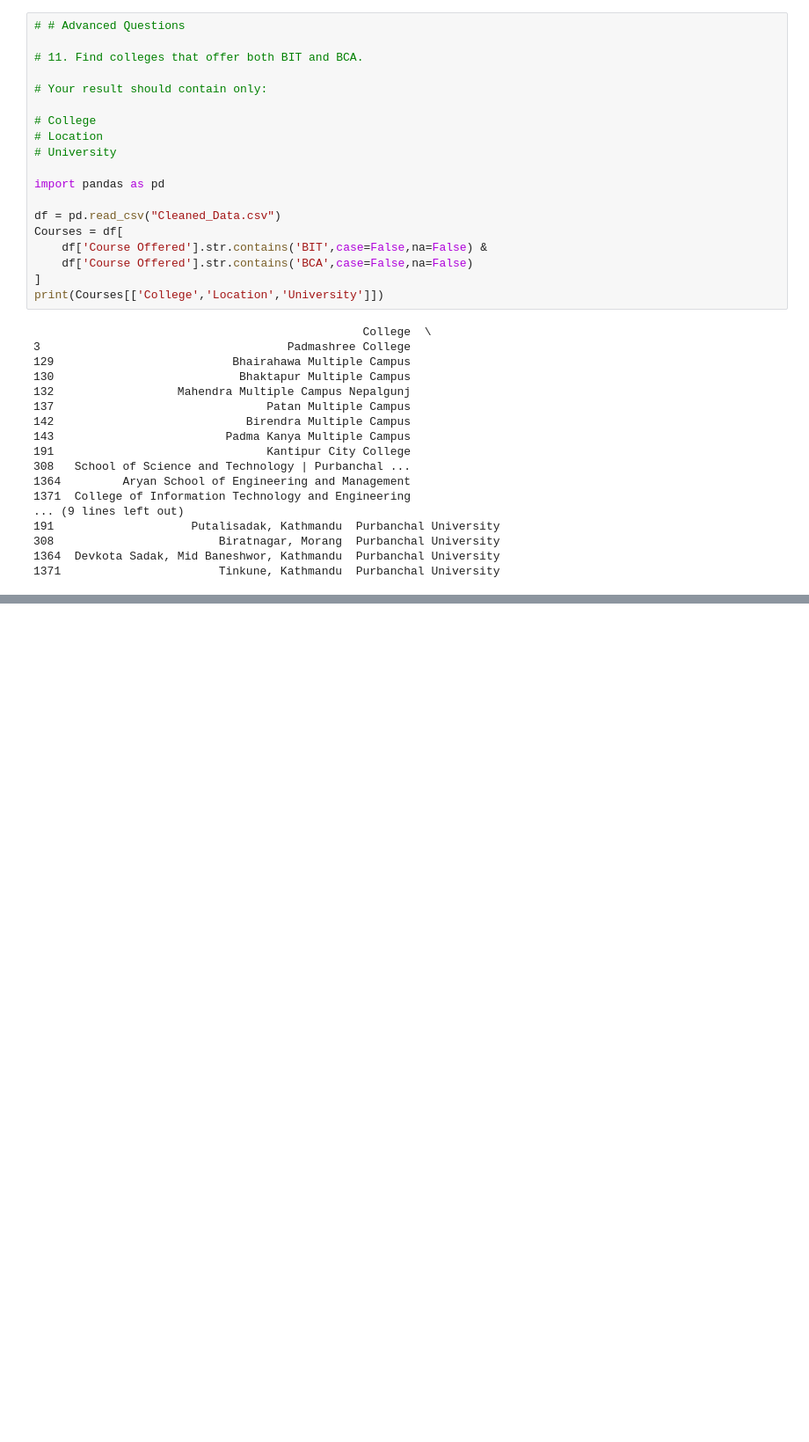
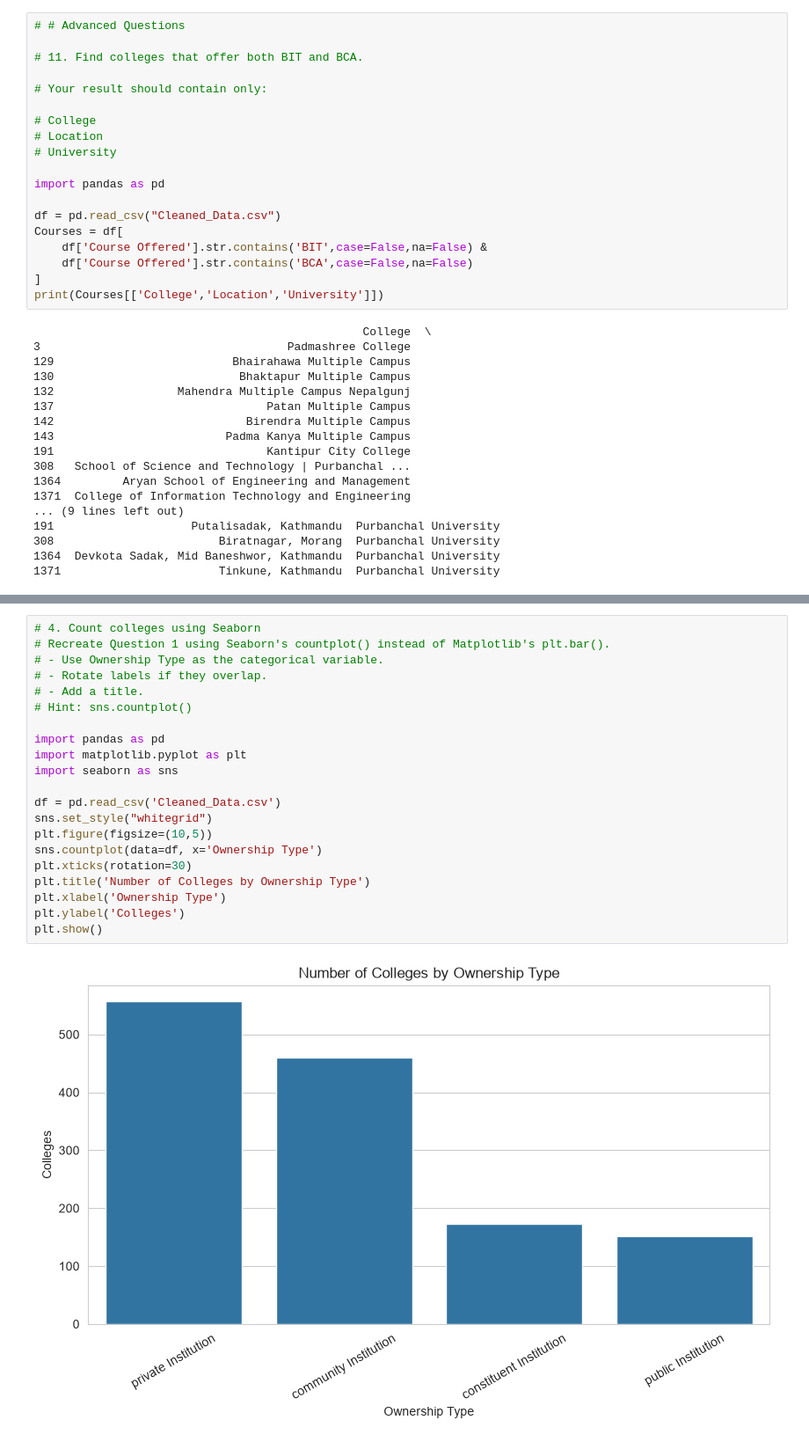
Before and after one commit to Aakash-giri/Pandas-Project-, a Jupyter notebook: project1.ipynb, the cells around one changed output, grey strips where cells are left out. Shown at 88% size. Saved outputs shown, nothing was run; the diff lists cells and outputs as text; blank space fills up the shorter version.

```diff
--- a/project1.ipynb
+++ b/project1.ipynb
@@ -385,0 +565,23 @@ print(Courses[['College','Location','University']])
+# %%
+# 4. Count colleges using Seaborn
+# Recreate Question 1 using Seaborn's countplot() instead of Matplotlib's plt.bar().
+# - Use Ownership Type as the categorical variable.
+# - Rotate labels if they overlap.
+# - Add a title.
+# Hint: sns.countplot()
+
+import pandas as pd
+import matplotlib.pyplot as plt
+import seaborn as sns
+
+df = pd.read_csv('Cleaned_Data.csv')
+sns.set_style("whitegrid")
+plt.figure(figsize=(10,5))
+sns.countplot(data=df, x='Ownership Type')
+plt.xticks(rotation=30)
+plt.title('Number of Colleges by Ownership Type')
+plt.xlabel('Ownership Type')
+plt.ylabel('Colleges')
+plt.show()
+# %% [output]
+[figure, added]
```
Also changed, not shown: parts of 7 cells of this notebook, 8 other files.
